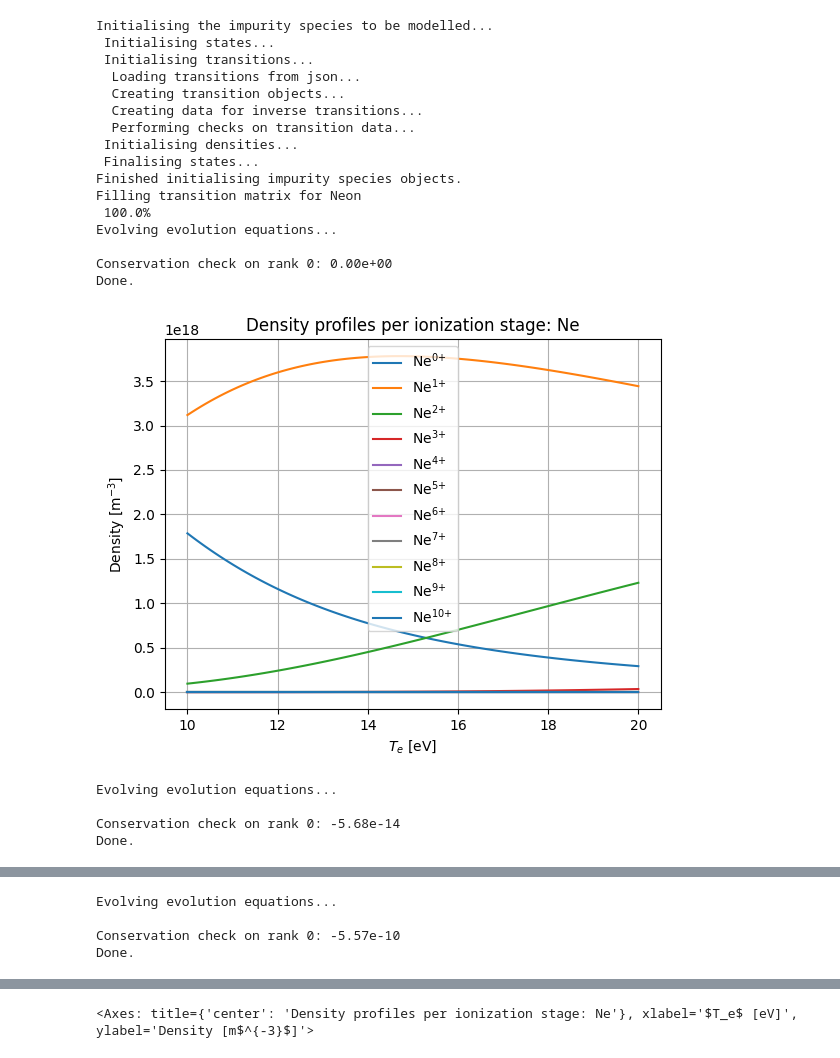
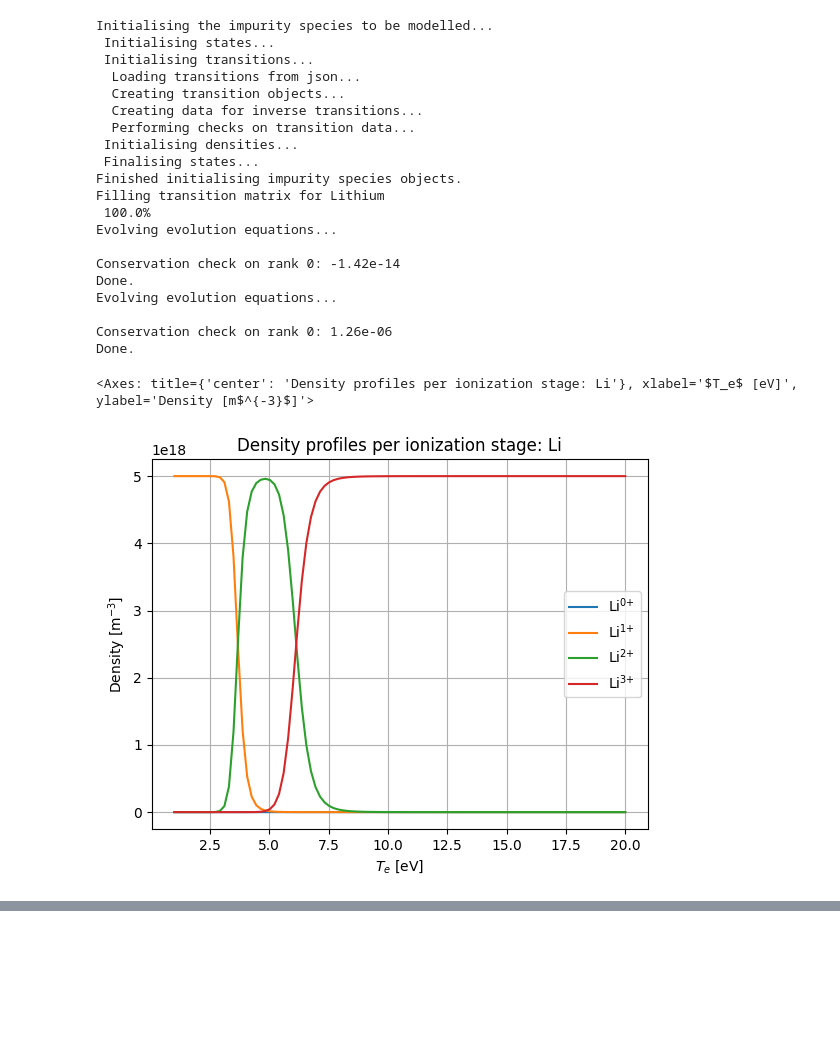
Before and after one commit to Plasdom/SIKE, a Jupyter notebook: notebooks/demo.ipynb, the cells around one changed output, grey strips where cells are left out. Cells and saved outputs as stored; diff of their text form; code cells hidden in the pictures; blank space fills up the shorter version.

```diff
--- a/notebooks/demo.ipynb
+++ b/notebooks/demo.ipynb
@@ -64,38 +105,36 @@ Conservation check: 0.00e+00
 # %%
-# 3. Use the evolve method to advance the solution a set timestep
+# 4. Use the evolve method to advance the solution a set timestep
 nx = 100
-Te = np.linspace(10,20,nx)
+Te = np.linspace(1, 20, nx)
 ne = 1e20 * np.ones(nx)
 
-c = sike.SIKERun(Te=Te, ne=ne, element="Ne", saha_boltzmann_init=False)
+c = sike.SIKERun(Te=Te, ne=ne, element="Li", saha_boltzmann_init=True)
 
-ds = c.evolve(dt_s=1e-6)
-sike.plotting.plot_nz(ds)
-
-ds = c.evolve(dt_s=1e-4)
+ds = c.evolve(dt_s=1e-8)
 sike.plotting.plot_nz(ds)
 
 ds = c.evolve(dt_s=1e3)
 sike.plotting.plot_nz(ds)
 # %% [output]
 Initialising the impurity species to be modelled...
  Initialising states...
  Initialising transitions...
   Loading transitions from json...
   Creating transition objects...
   Creating data for inverse transitions...
   Performing checks on transition data...
  Initialising densities...
  Finalising states...
 Finished initialising impurity species objects.
-Filling transition matrix for Neon
+Filling transition matrix for Lithium
  100.0%
 Evolving evolution equations...
 
-Conservation check on rank 0: 0.00e+00
+Conservation check on rank 0: -1.42e-14
 Done.
+Evolving evolution equations...
+
+Conservation check on rank 0: 1.26e-06
+Done.
+<Axes: title={'center': 'Density profiles per ionization stage: Li'}, xlabel='$T_e$ [eV]', ylabel='Density [m$^{-3}$]'>
-[figure, old version]
+[figure, new version]
-Evolving evolution equations...
-
-Conservation check on rank 0: -5.68e-14
-Done.
@@ -103,4 +141,0 @@ Done.
-Evolving evolution equations...
-
-Conservation check on rank 0: -5.57e-10
-Done.
@@ -108 +141,0 @@ Done.
-<Axes: title={'center': 'Density profiles per ionization stage: Ne'}, xlabel='$T_e$ [eV]', ylabel='Density [m$^{-3}$]'>
```
Also changed, not shown: parts of 8 cells of this notebook, 6 other files.
